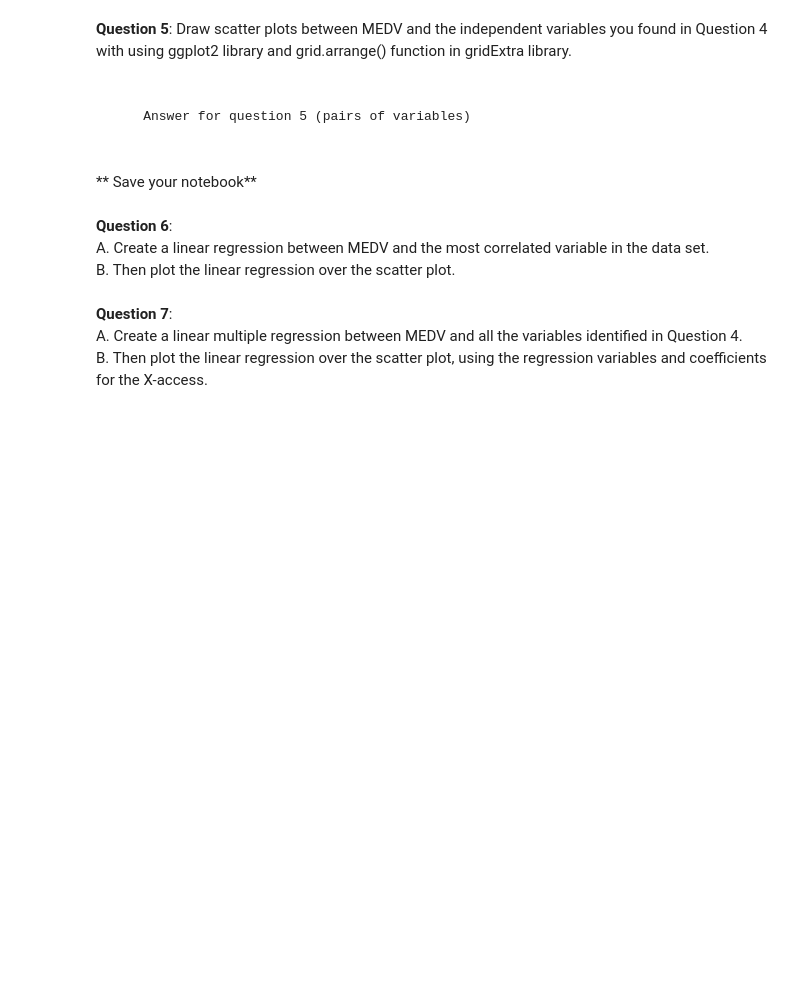
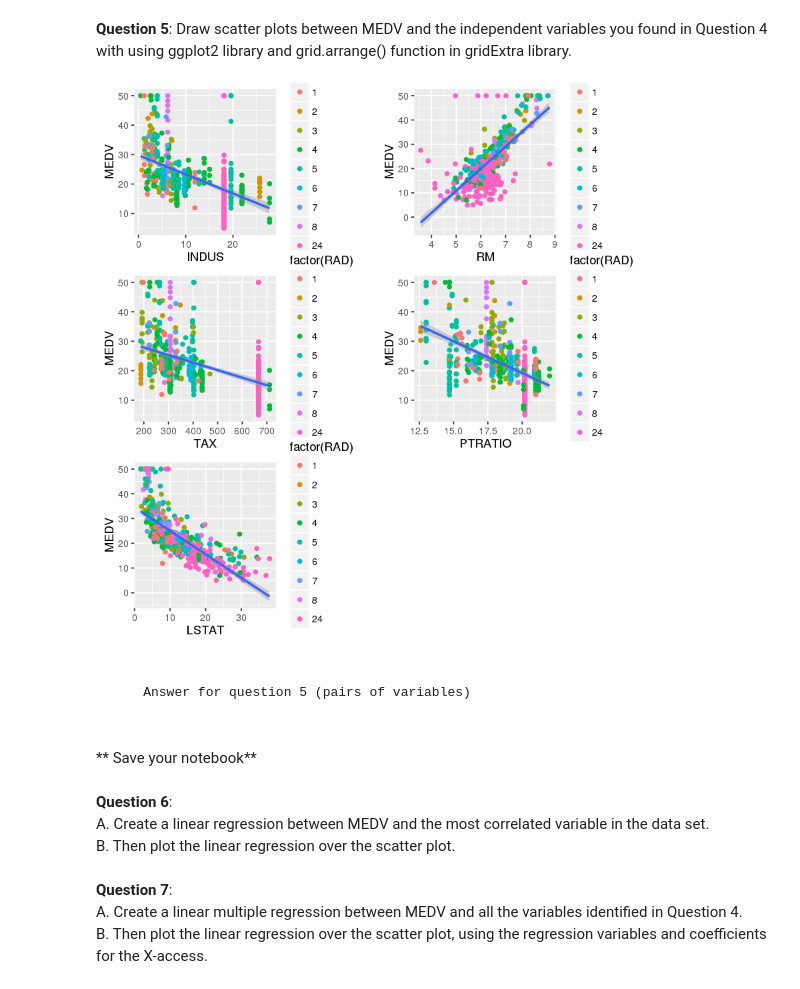
Before and after one commit to asouleymane/Mat-Stat-foundations, a Jupyter notebook: modules/module2/exercises/Exercises.ipynb, the cells around one changed output. Drawn from its saved outputs; the diff is of its cells as text; code cells hidden in the pictures; blank space fills up the shorter version.

`````diff
--- a/modules/module2/exercises/Exercises.ipynb
+++ b/modules/module2/exercises/Exercises.ipynb
@@ -90,3 +144,29 @@ Hint: cor.test() gives lot of statistics. The only thing we are interested in ri
+# %%
+# Execute your code for question 5 here
+# -------------------------------------
+library(gridExtra)
+library(ggplot2)
+
+grid.arrange(
+
+    ggplot(housing_data, aes(x=INDUS,y=MEDV)) + xlab("INDUS")+ ylab("MEDV") +
+    geom_point(aes(colour = factor(RAD))) + geom_smooth(method=lm),
+
+    ggplot(housing_data, aes(x=RM,y=MEDV)) + xlab("RM")+ ylab("MEDV") +
+    geom_point(aes(colour = factor(RAD))) + geom_smooth(method=lm),
+
+    ggplot(housing_data, aes(x=TAX,y=MEDV)) + xlab("TAX")+ ylab("MEDV") +
+    geom_point(aes(colour = factor(RAD))) + geom_smooth(method=lm),
+
+    ggplot(housing_data, aes(x=PTRATIO,y=MEDV)) + xlab("PTRATIO")+ ylab("MEDV") +
+    geom_point(aes(colour = factor(RAD))) + geom_smooth(method=lm),
+
+    ggplot(housing_data, aes(x=LSTAT,y=MEDV)) + xlab("LSTAT")+ ylab("MEDV") +
+    geom_point(aes(colour = factor(RAD))) + geom_smooth(method=lm),
+
+    ncol=2)
+# %% [output]
+[figure, added]
 # %% [markdown]
 ````
 
`````
Also changed, not shown: parts of 4 cells of this notebook.
